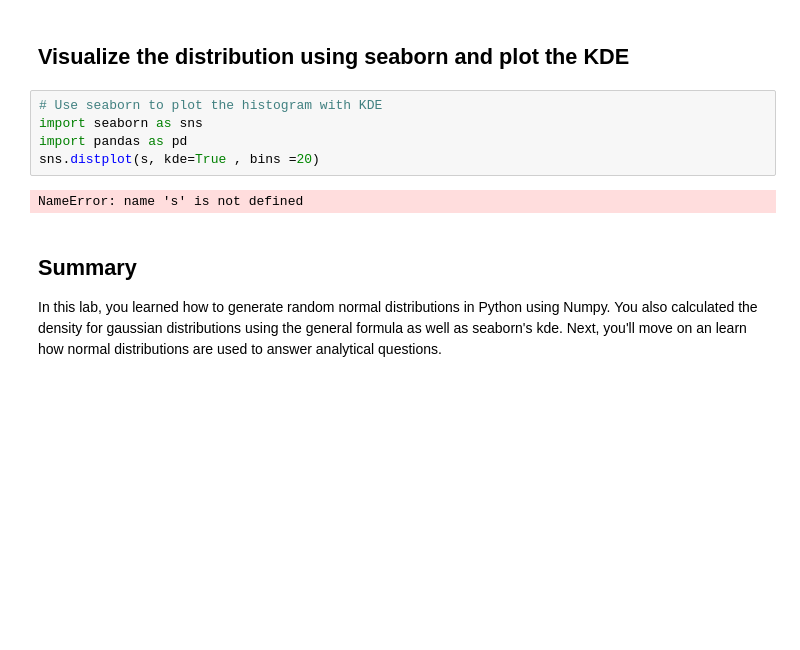
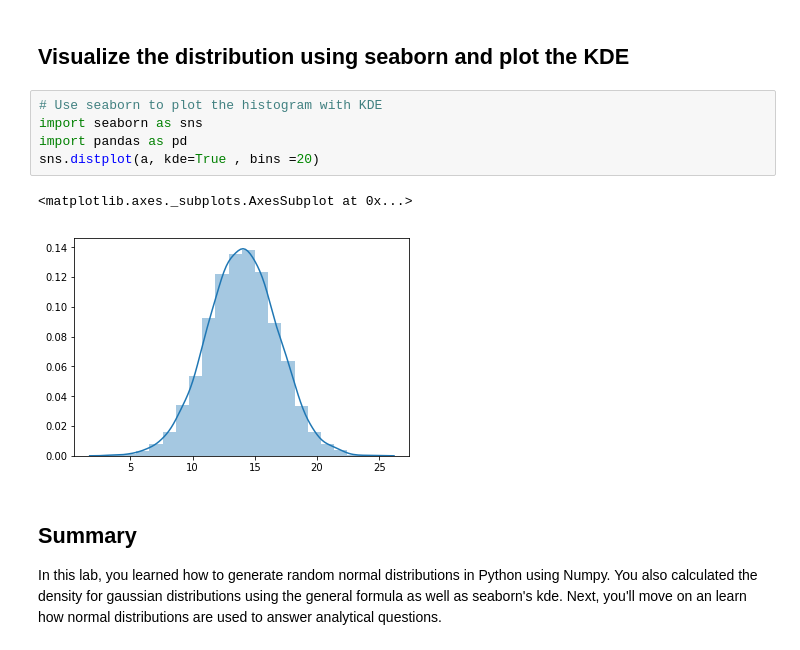
Before and after one commit to klemma14/dsc-normal-distribution-lab-nyc-ds-career-042219, a Jupyter notebook: index.ipynb, the cells around one changed output. Drawn from its saved outputs; the diff is of its cells as text; blank space fills up the shorter version.

```diff
--- a/index.ipynb
+++ b/index.ipynb
@@ -63,10 +63,11 @@ AttributeError: module 'matplotlib.pyplot' has no attribute 'density'
 # %%
 # Use seaborn to plot the histogram with KDE
 import seaborn as sns
 import pandas as pd
-sns.distplot(s, kde=True , bins =20)
+sns.distplot(a, kde=True , bins =20)
 # %% [output]
-NameError: name 's' is not defined
+<matplotlib.axes._subplots.AxesSubplot at 0x...>
+[figure, added]
 # %% [markdown]
 ## Summary
 
```
